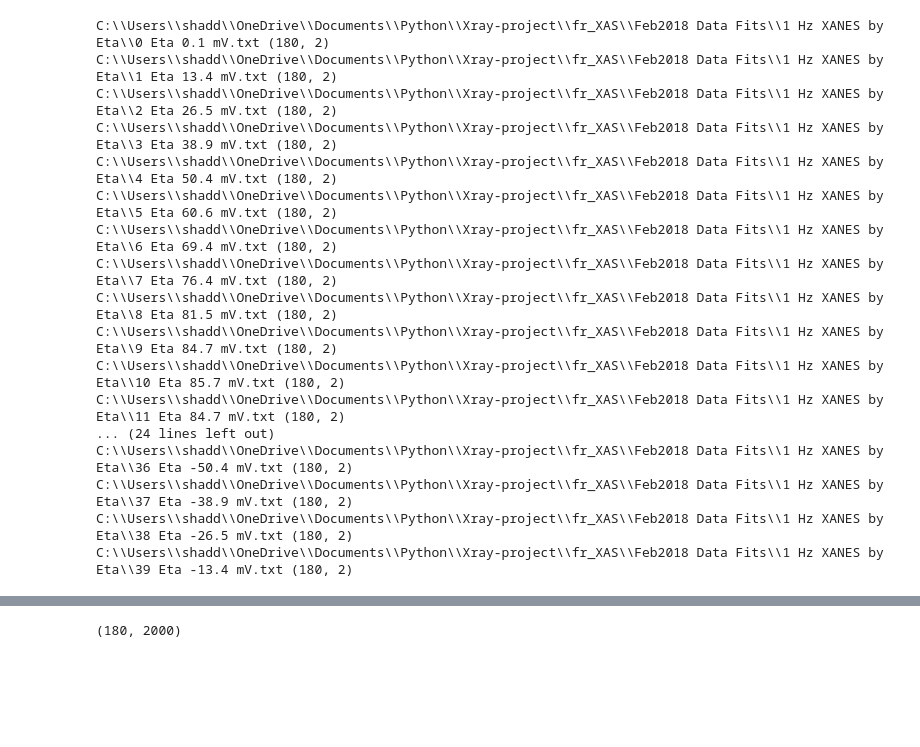
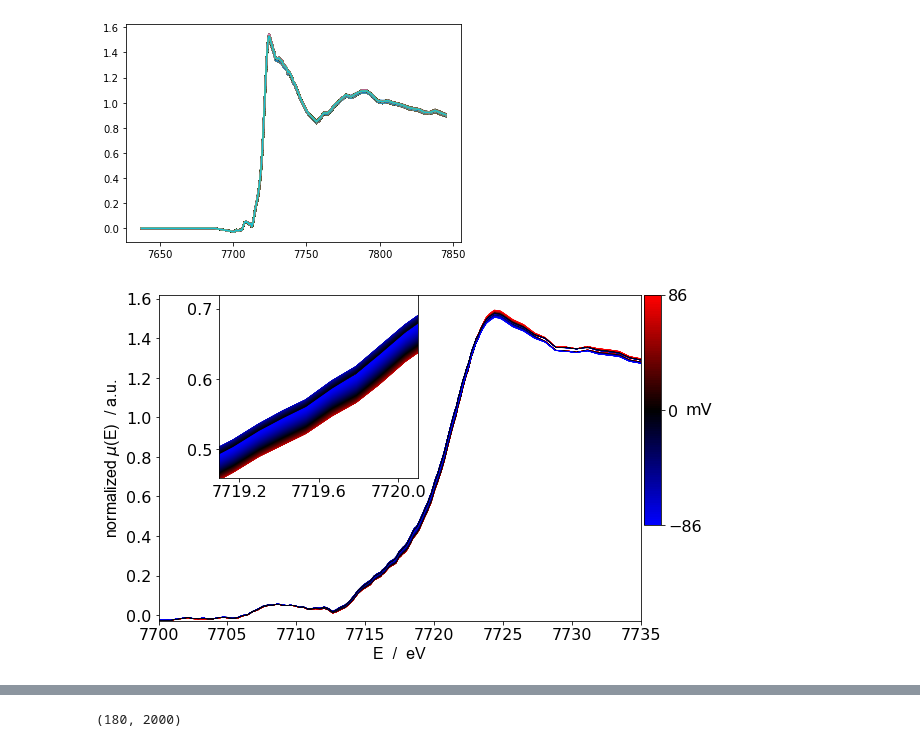
Before and after one commit to BGerwe/Xray-Project, a Jupyter notebook: fr_XAS/frXAS Paper Figures/Feb18 1 Hz XANES Figure.ipynb, the cells around one changed output, grey strips where cells are left out. Saved outputs shown, nothing was run; the diff lists cells and outputs as text; code cells hidden in the pictures; blank space fills up the shorter version.

```diff
--- a/fr_XAS/frXAS Paper Figures/Feb18 1 Hz XANES Figure.ipynb
+++ b/fr_XAS/frXAS Paper Figures/Feb18 1 Hz XANES Figure.ipynb
@@ -1,19 +1,23 @@
 # %%
-import numpy as np
-import pandas as pd
+import sys
 import re, os, path, csv
 import glob
 
-import h5py
+import numpy as np
+import pandas as pd
+from numpy import fft
+
 import matplotlib.pyplot as plt
 import matplotlib as mpl
+import h5py
+from numpy import fft
+from larch import io, Interpreter
+mylarch = Interpreter()
 
-import sys
 sys.path.insert(0, r'C:\Users\shadd\OneDrive\Documents\Python\frxas.py')
-sys.path.insert(0, r'C:\Users\shadd\OneDrive\Documents\Python\Xray-project\Dynamic XAS')
 
-from numpy import fft
 from frxas import time_domain, models, hdf5_io
-import D_XAS_Function_Definitions as D_XAS
+import dynamic_XAS_visualization as dxas
+
 %reload_ext autoreload
 %autoreload 2
@@ -92,26 +143,8 @@ for i in range(0, 40):
 # %%
-direc = r'C:\\Users\\shadd\\OneDrive\\Documents\\Python\\Xray-project\\fr_XAS\\Feb2018 Data Fits\\1 Hz XANES by Eta\\'
-for i, (Ir,eta) in enumerate(zip(Ir_actual[:,::25].T,Etas[0,::25])):
+direc = r'C:\\Users\\shadd\\OneDrive\\Documents\\Python\\Xray-project\\fr_XAS\\Feb2018 Data Fits\\1 Hz XANES by Eta\\Raw_All_Eta\\'
+for i, (Ir,eta) in enumerate(zip(Ir_actual[deglitch_mask].T,Etas[0])):
 
-    svname = direc + f'{i} Eta {eta.real*1000:.1f} mV.txt'
-    svdat = np.concatenate((energies[None].T, Ir[None].T.real), axis=1)
-    print(svname, svdat.shape)
+    svname = direc + f'{i} Eta {eta.real*1000:.2f} mV.txt'
+    svdat = np.concatenate((energies[deglitch_mask, None], Ir[None].T.real), axis=1)
+#     print(svname, svdat.shape)
     np.savetxt(svname, svdat, delimiter='\t', fmt='%.8e')
-# %% [output]
-C:\\Users\\shadd\\OneDrive\\Documents\\Python\\Xray-project\\fr_XAS\\Feb2018 Data Fits\\1 Hz XANES by Eta\\0 Eta 0.1 mV.txt (180, 2)
-C:\\Users\\shadd\\OneDrive\\Documents\\Python\\Xray-project\\fr_XAS\\Feb2018 Data Fits\\1 Hz XANES by Eta\\1 Eta 13.4 mV.txt (180, 2)
-C:\\Users\\shadd\\OneDrive\\Documents\\Python\\Xray-project\\fr_XAS\\Feb2018 Data Fits\\1 Hz XANES by Eta\\2 Eta 26.5 mV.txt (180, 2)
-C:\\Users\\shadd\\OneDrive\\Documents\\Python\\Xray-project\\fr_XAS\\Feb2018 Data Fits\\1 Hz XANES by Eta\\3 Eta 38.9 mV.txt (180, 2)
-C:\\Users\\shadd\\OneDrive\\Documents\\Python\\Xray-project\\fr_XAS\\Feb2018 Data Fits\\1 Hz XANES by Eta\\4 Eta 50.4 mV.txt (180, 2)
-C:\\Users\\shadd\\OneDrive\\Documents\\Python\\Xray-project\\fr_XAS\\Feb2018 Data Fits\\1 Hz XANES by Eta\\5 Eta 60.6 mV.txt (180, 2)
-C:\\Users\\shadd\\OneDrive\\Documents\\Python\\Xray-project\\fr_XAS\\Feb2018 Data Fits\\1 Hz XANES by Eta\\6 Eta 69.4 mV.txt (180, 2)
-C:\\Users\\shadd\\OneDrive\\Documents\\Python\\Xray-project\\fr_XAS\\Feb2018 Data Fits\\1 Hz XANES by Eta\\7 Eta 76.4 mV.txt (180, 2)
-C:\\Users\\shadd\\OneDrive\\Documents\\Python\\Xray-project\\fr_XAS\\Feb2018 Data Fits\\1 Hz XANES by Eta\\8 Eta 81.5 mV.txt (180, 2)
-C:\\Users\\shadd\\OneDrive\\Documents\\Python\\Xray-project\\fr_XAS\\Feb2018 Data Fits\\1 Hz XANES by Eta\\9 Eta 84.7 mV.txt (180, 2)
-C:\\Users\\shadd\\OneDrive\\Documents\\Python\\Xray-project\\fr_XAS\\Feb2018 Data Fits\\1 Hz XANES by Eta\\10 Eta 85.7 mV.txt (180, 2)
-C:\\Users\\shadd\\OneDrive\\Documents\\Python\\Xray-project\\fr_XAS\\Feb2018 Data Fits\\1 Hz XANES by Eta\\11 Eta 84.7 mV.txt (180, 2)
-... (24 lines left out)
-C:\\Users\\shadd\\OneDrive\\Documents\\Python\\Xray-project\\fr_XAS\\Feb2018 Data Fits\\1 Hz XANES by Eta\\36 Eta -50.4 mV.txt (180, 2)
-C:\\Users\\shadd\\OneDrive\\Documents\\Python\\Xray-project\\fr_XAS\\Feb2018 Data Fits\\1 Hz XANES by Eta\\37 Eta -38.9 mV.txt (180, 2)
-C:\\Users\\shadd\\OneDrive\\Documents\\Python\\Xray-project\\fr_XAS\\Feb2018 Data Fits\\1 Hz XANES by Eta\\38 Eta -26.5 mV.txt (180, 2)
-C:\\Users\\shadd\\OneDrive\\Documents\\Python\\Xray-project\\fr_XAS\\Feb2018 Data Fits\\1 Hz XANES by Eta\\39 Eta -13.4 mV.txt (180, 2)
@@ -117,0 +161,32 @@ C:\\Users\\shadd\\OneDrive\\Documents\\Python\\Xray-project\\fr_XAS\\Feb2018 Dat
+# %%
+norm_prj = io.read_athena(r'1_Hz_all_eta.prj', _larch=mylarch)
+# %%
+energies, mus, Ir_larch, Eta_larch = [], [], [], []
+for name, group in norm_prj._athena_groups.items():
+    energies.append(group.energy)
+    Ir_larch.append(group.norm)
+    Eta_larch.append(dxas.group_name_to_eta(name))
+    mus.append(group.mu)
+
+energies = dxas.transpose_list(energies)
+Ir_larch = dxas.transpose_list(Ir_larch)
+Eta_larch = dxas.transpose_list(Eta_larch) / 1000
+mus = dxas.transpose_list(mus)
+# %%
+fig, ax = plt.subplots()
+ax.plot(energies, Ir_larch)
+plt.show()
+# ax.xaxis.set_major_formatter(plt.FuncFormatter(format_func))
+# ax.set_xticklabels(['a','a','a'])  # xticks(np.arange(7700, 7800, step=10))
+# %% [output]
+[figure, added]
+# %%
+inset_dict = {'start_energy':7719, 'stop_energy':7720.5, 'x1_adj': 0, 'x2_adj': 0, 'x_interval':0.5, 'y1_adj': 0,
+                      'y2_adj': -0.05, 'y_interval': 0.06, 'x_lateral': 0.1, 'y_vertical':0}
+larch_step = 10
+start_eta = 30
+fig = dxas.plotXANES(energies[:, 0], Ir_larch[:,::larch_step], Eta_larch[::larch_step], startE=7700,stopE=7735,
+               inset_dict=inset_dict, size=(9,6), marker='')
+# plt.savefig(r'Plots\\1 Hz XANES Spectra.png', bbox_inches='tight', dpi=400)
+# %% [output]
+[figure, added]
```
Also changed, not shown: parts of 19 cells of this notebook, 3 other files.
